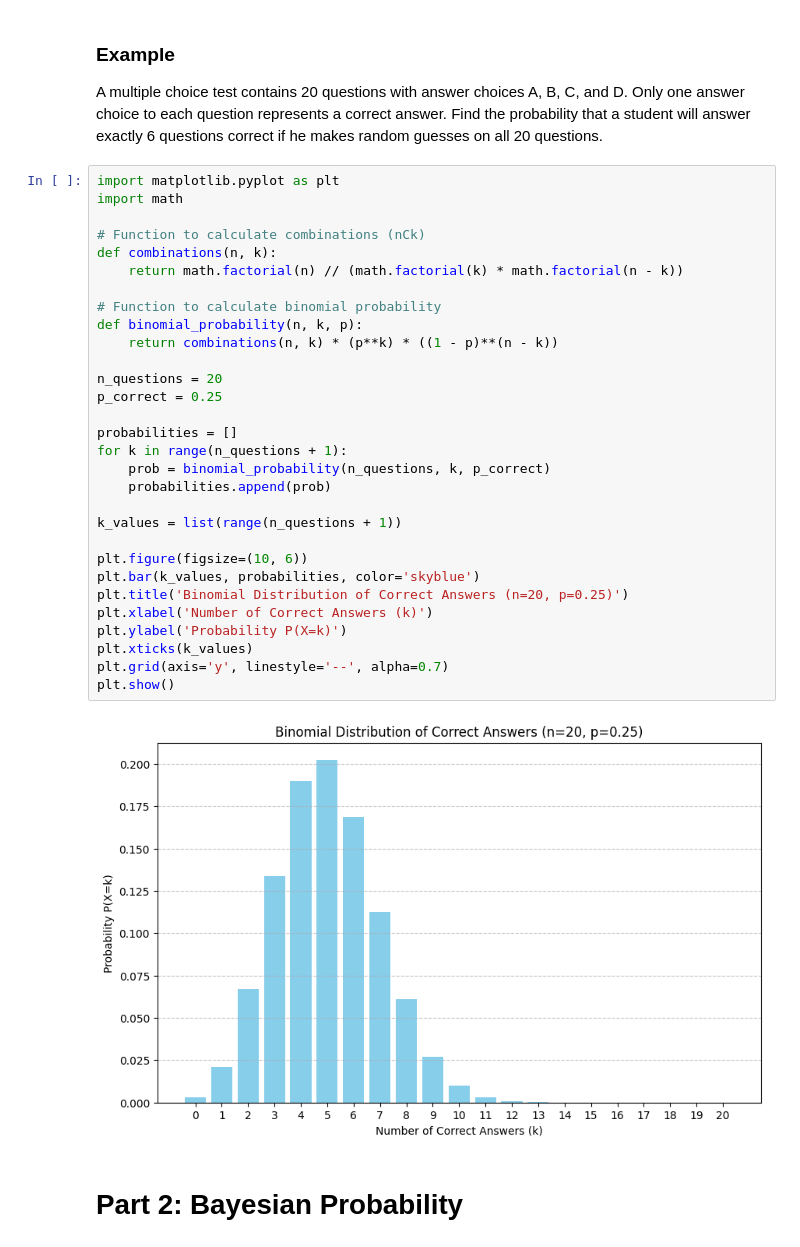
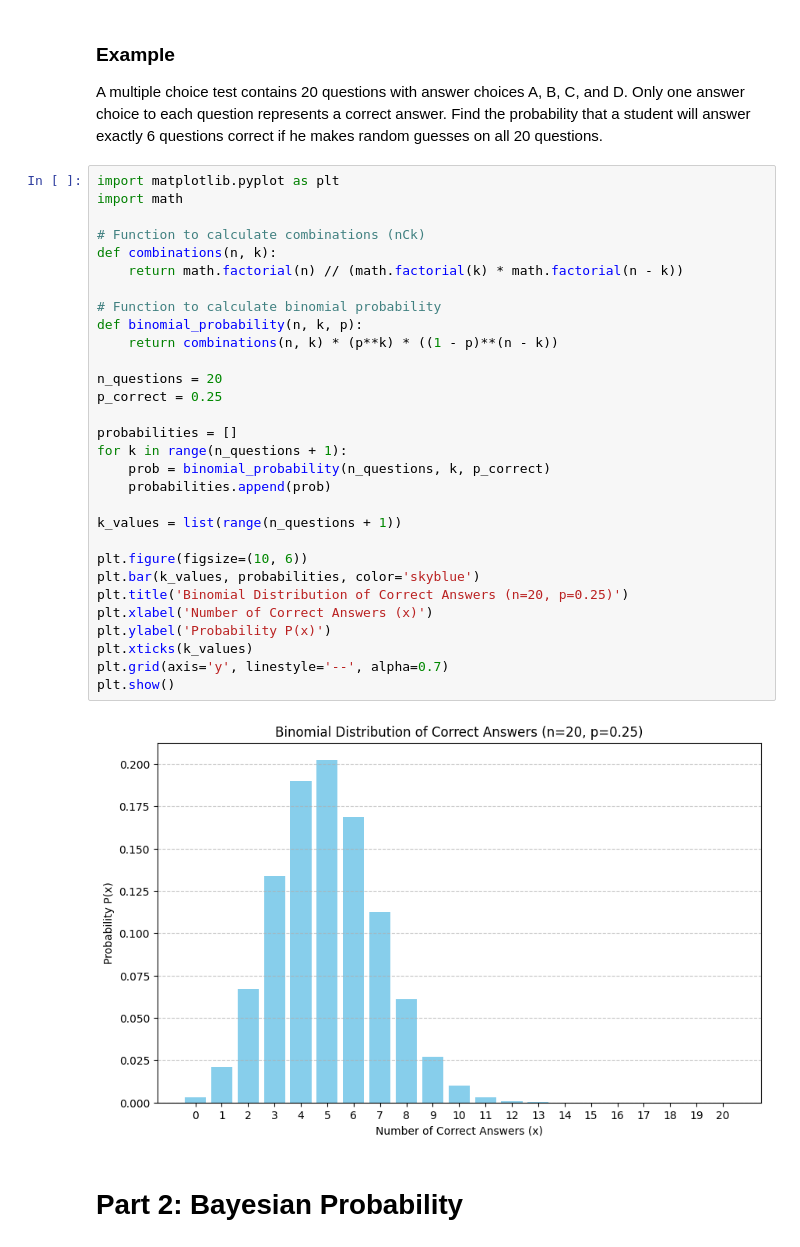
Before and after one commit to Jade-Isimbi/Formative-3--Group-14, a Jupyter notebook: formative3.ipynb, the cells around one changed output. Cells and saved outputs as stored; diff of their text form.

```diff
--- a/formative3.ipynb
+++ b/formative3.ipynb
@@ -6,35 +6,35 @@ A multiple choice test contains 20 questions with answer choices A, B, C, and D.
 # %%
 import matplotlib.pyplot as plt
 import math
 
 # Function to calculate combinations (nCk)
 def combinations(n, k):
     return math.factorial(n) // (math.factorial(k) * math.factorial(n - k))
 
 # Function to calculate binomial probability
 def binomial_probability(n, k, p):
     return combinations(n, k) * (p**k) * ((1 - p)**(n - k))
 
 n_questions = 20
 p_correct = 0.25
 
 probabilities = []
 for k in range(n_questions + 1):
     prob = binomial_probability(n_questions, k, p_correct)
     probabilities.append(prob)
 
 k_values = list(range(n_questions + 1))
 
 plt.figure(figsize=(10, 6))
 plt.bar(k_values, probabilities, color='skyblue')
 plt.title('Binomial Distribution of Correct Answers (n=20, p=0.25)')
-plt.xlabel('Number of Correct Answers (k)')
-plt.ylabel('Probability P(X=k)')
+plt.xlabel('Number of Correct Answers (x)')
+plt.ylabel('Probability P(x)')
 plt.xticks(k_values)
 plt.grid(axis='y', linestyle='--', alpha=0.7)
 plt.show()
 # %% [output]
-[figure, old version]
+[figure, new version]
 # %% [markdown]
 # Part 2: Bayesian Probability
 # %% [markdown]
```
